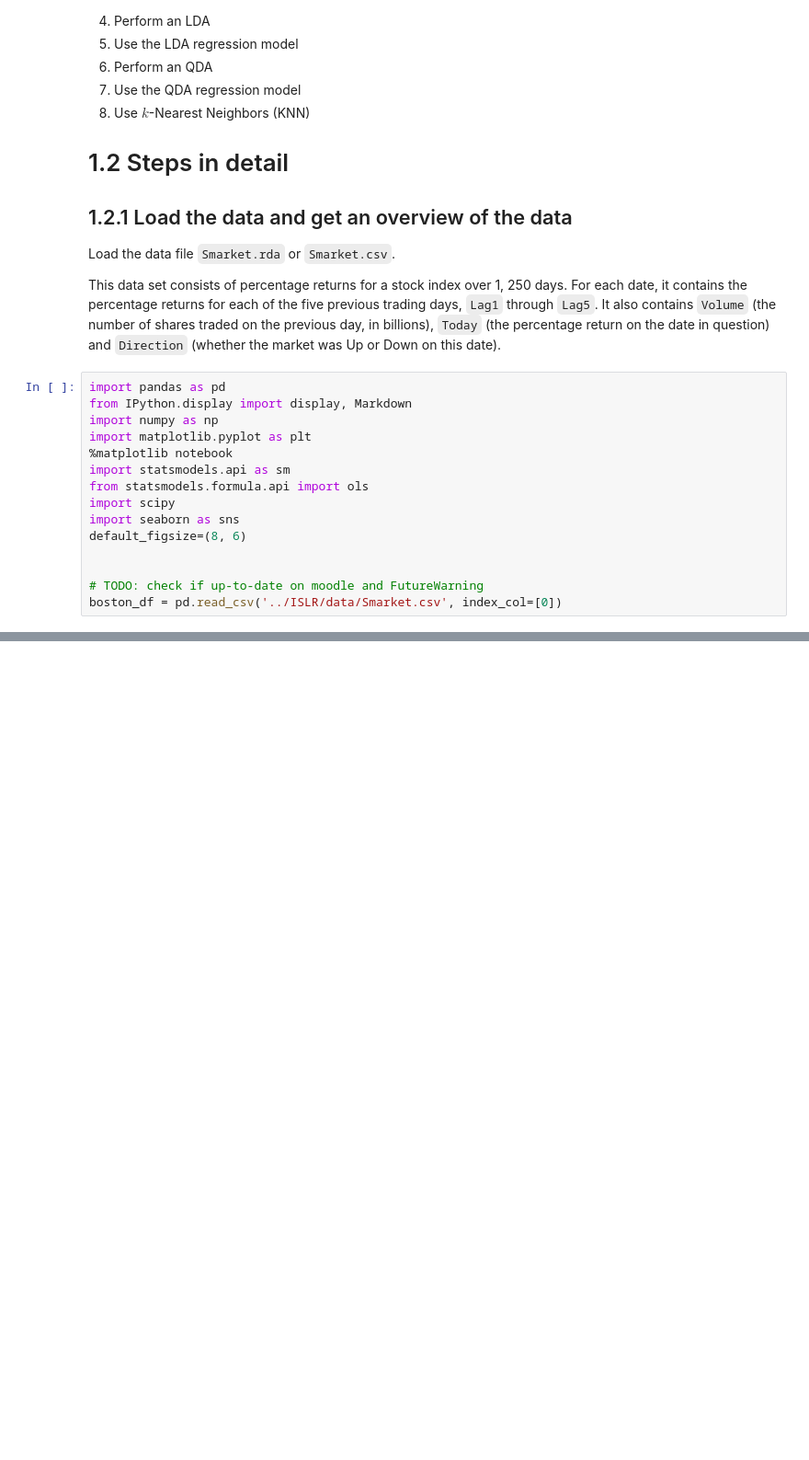
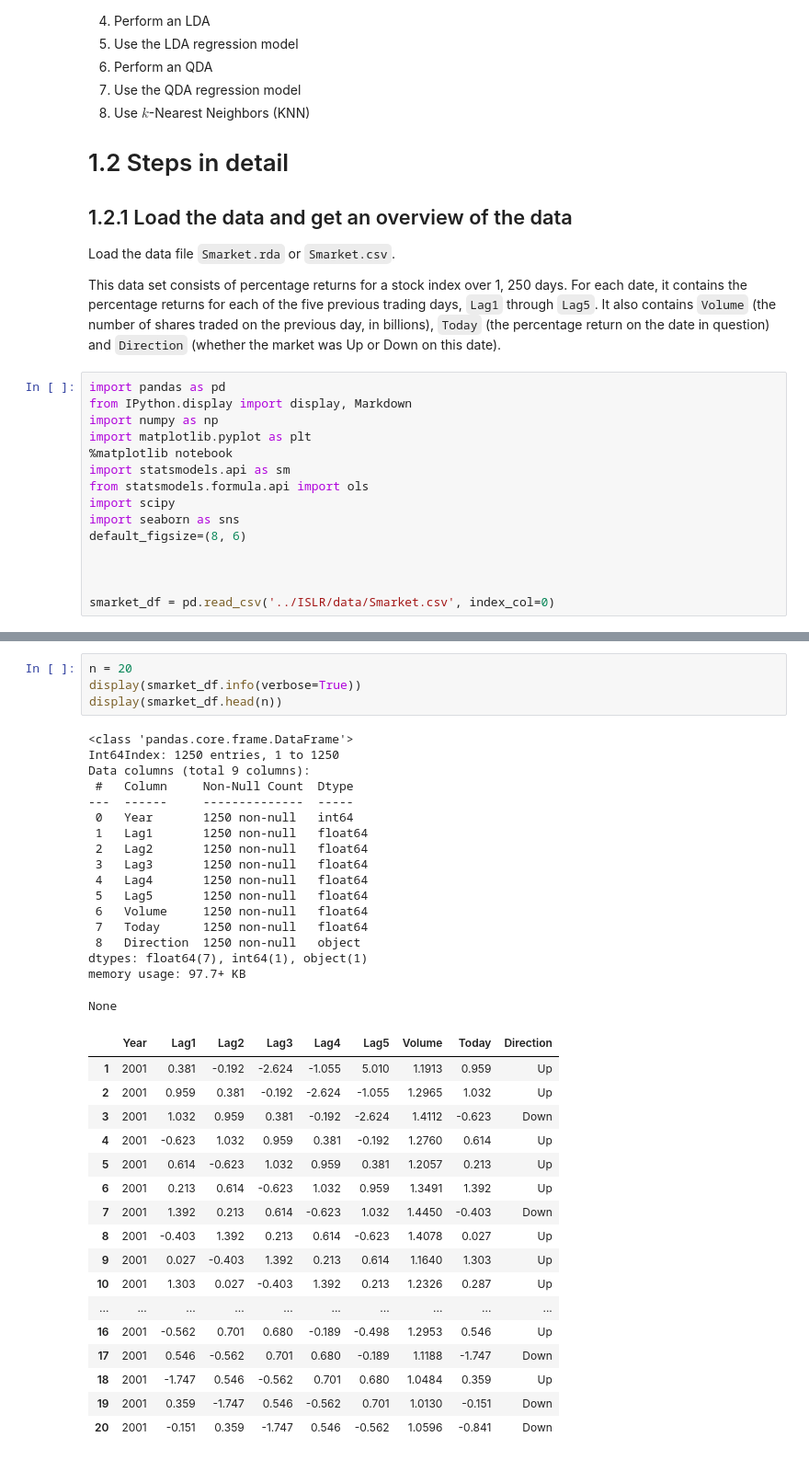
Before and after one commit to shevchenkobn/ml-practice, a Jupyter notebook: a4/a4.ipynb, the cells around one changed output, grey strips where cells are left out. Shown at 92% size. Cells and saved outputs as stored; diff of their text form; blank space fills up the shorter version.

```diff
--- a/a4/a4.ipynb
+++ b/a4/a4.ipynb
@@ -34,5 +34,5 @@ import seaborn as sns
 default_figsize=(8, 6)
 
 
-# TODO: check if up-to-date on moodle and FutureWarning
-boston_df = pd.read_csv('../ISLR/data/Smarket.csv', index_col=[0])
+
+smarket_df = pd.read_csv('../ISLR/data/Smarket.csv', index_col=0)
@@ -38,0 +73,39 @@ boston_df = pd.read_csv('../ISLR/data/Smarket.csv', index_col=[0])
+# %%
+n = 20
+display(smarket_df.info(verbose=True))
+display(smarket_df.head(n))
+# %% [output]
+<class 'pandas.core.frame.DataFrame'>
+Int64Index: 1250 entries, 1 to 1250
+Data columns (total 9 columns):
+ #   Column     Non-Null Count  Dtype
+---  ------     --------------  -----
+ 0   Year       1250 non-null   int64
+ 1   Lag1       1250 non-null   float64
+ 2   Lag2       1250 non-null   float64
+ 3   Lag3       1250 non-null   float64
+ 4   Lag4       1250 non-null   float64
+ 5   Lag5       1250 non-null   float64
+ 6   Volume     1250 non-null   float64
+ 7   Today      1250 non-null   float64
+ 8   Direction  1250 non-null   object
+dtypes: float64(7), int64(1), object(1)
+memory usage: 97.7+ KB
+None
+|  | Year | Lag1 | Lag2 | Lag3 | Lag4 | Lag5 | Volume | Today | Direction |
+| 1 | 2001 | 0.381 | -0.192 | -2.624 | -1.055 | 5.010 | 1.1913 | 0.959 | Up |
+| 2 | 2001 | 0.959 | 0.381 | -0.192 | -2.624 | -1.055 | 1.2965 | 1.032 | Up |
+| 3 | 2001 | 1.032 | 0.959 | 0.381 | -0.192 | -2.624 | 1.4112 | -0.623 | Down |
+| 4 | 2001 | -0.623 | 1.032 | 0.959 | 0.381 | -0.192 | 1.2760 | 0.614 | Up |
+| 5 | 2001 | 0.614 | -0.623 | 1.032 | 0.959 | 0.381 | 1.2057 | 0.213 | Up |
+| 6 | 2001 | 0.213 | 0.614 | -0.623 | 1.032 | 0.959 | 1.3491 | 1.392 | Up |
+| 7 | 2001 | 1.392 | 0.213 | 0.614 | -0.623 | 1.032 | 1.4450 | -0.403 | Down |
+| 8 | 2001 | -0.403 | 1.392 | 0.213 | 0.614 | -0.623 | 1.4078 | 0.027 | Up |
+| 9 | 2001 | 0.027 | -0.403 | 1.392 | 0.213 | 0.614 | 1.1640 | 1.303 | Up |
+| 10 | 2001 | 1.303 | 0.027 | -0.403 | 1.392 | 0.213 | 1.2326 | 0.287 | Up |
+| ... | ... | ... | ... | ... | ... | ... | ... | ... | ... |
+| 16 | 2001 | -0.562 | 0.701 | 0.680 | -0.189 | -0.498 | 1.2953 | 0.546 | Up |
+| 17 | 2001 | 0.546 | -0.562 | 0.701 | 0.680 | -0.189 | 1.1188 | -1.747 | Down |
+| 18 | 2001 | -1.747 | 0.546 | -0.562 | 0.701 | 0.680 | 1.0484 | 0.359 | Up |
+| 19 | 2001 | 0.359 | -1.747 | 0.546 | -0.562 | 0.701 | 1.0130 | -0.151 | Down |
+| 20 | 2001 | -0.151 | 0.359 | -1.747 | 0.546 | -0.562 | 1.0596 | -0.841 | Down |
```
Also changed, not shown: parts of 10 cells of this notebook.
